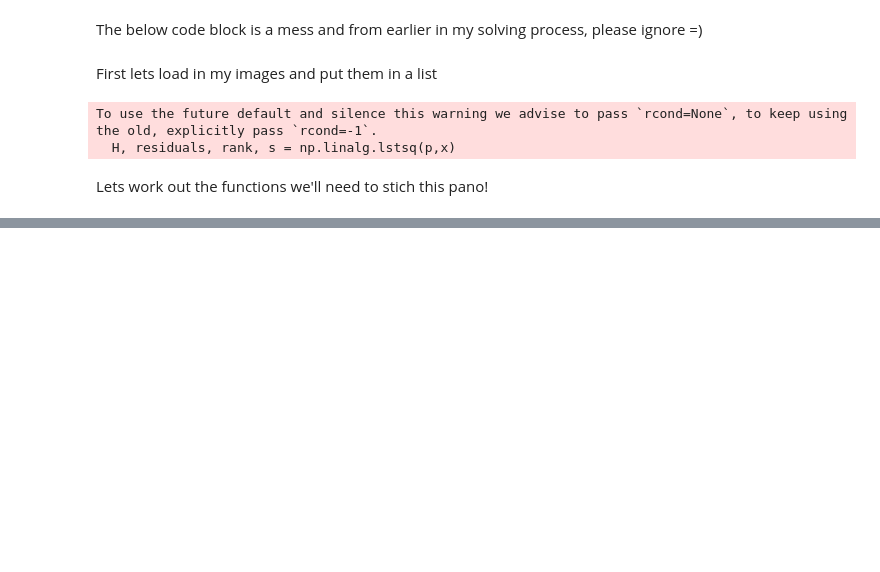
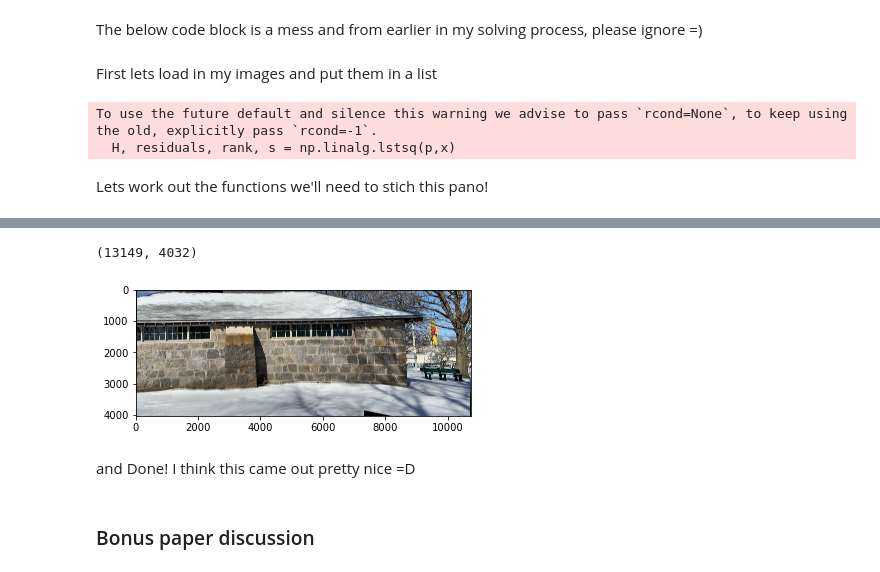
Before and after one commit to JGittles/EECE7150, a Jupyter notebook: HW2/hw2.ipynb, the cells around one changed output, grey strips where cells are left out. Saved outputs shown, nothing was run; the diff lists cells and outputs as text; code cells hidden in the pictures; blank space fills up the shorter version.

Commit message:
done with HW2agit status
'

```diff
--- a/HW2/hw2.ipynb
+++ b/HW2/hw2.ipynb
@@ -327,0 +371,12 @@ To use the future default and silence this warning we advise to pass `rcond=None
+# %%
+pt1=[]
+pt2=[]
+for pt in im4_to_5["im4"]:
+    pt1.append([pt.x,pt.y])
+for pt in im4_to_5["im5"]:
+    pt2.append([pt.x,pt.y])
+H=getH(pt1,pt2)
+H=np.matmul(H34,H)
+H=np.matmul(H4321_trans,H)
+(im54321,H54321,H54321_trans)=imgWarp(images[4],im4321,H)
+# %% [output]
@@ -327,0 +385,6 @@ To use the future default and silence this warning we advise to pass `rcond=None
+(13149, 4032)
+[figure, added]
+# %% [markdown]
+and Done! I think this came out pretty nice =D
+# %% [markdown]
+### Bonus paper discussion
```
Also changed, not shown: parts of 14 cells of this notebook.
